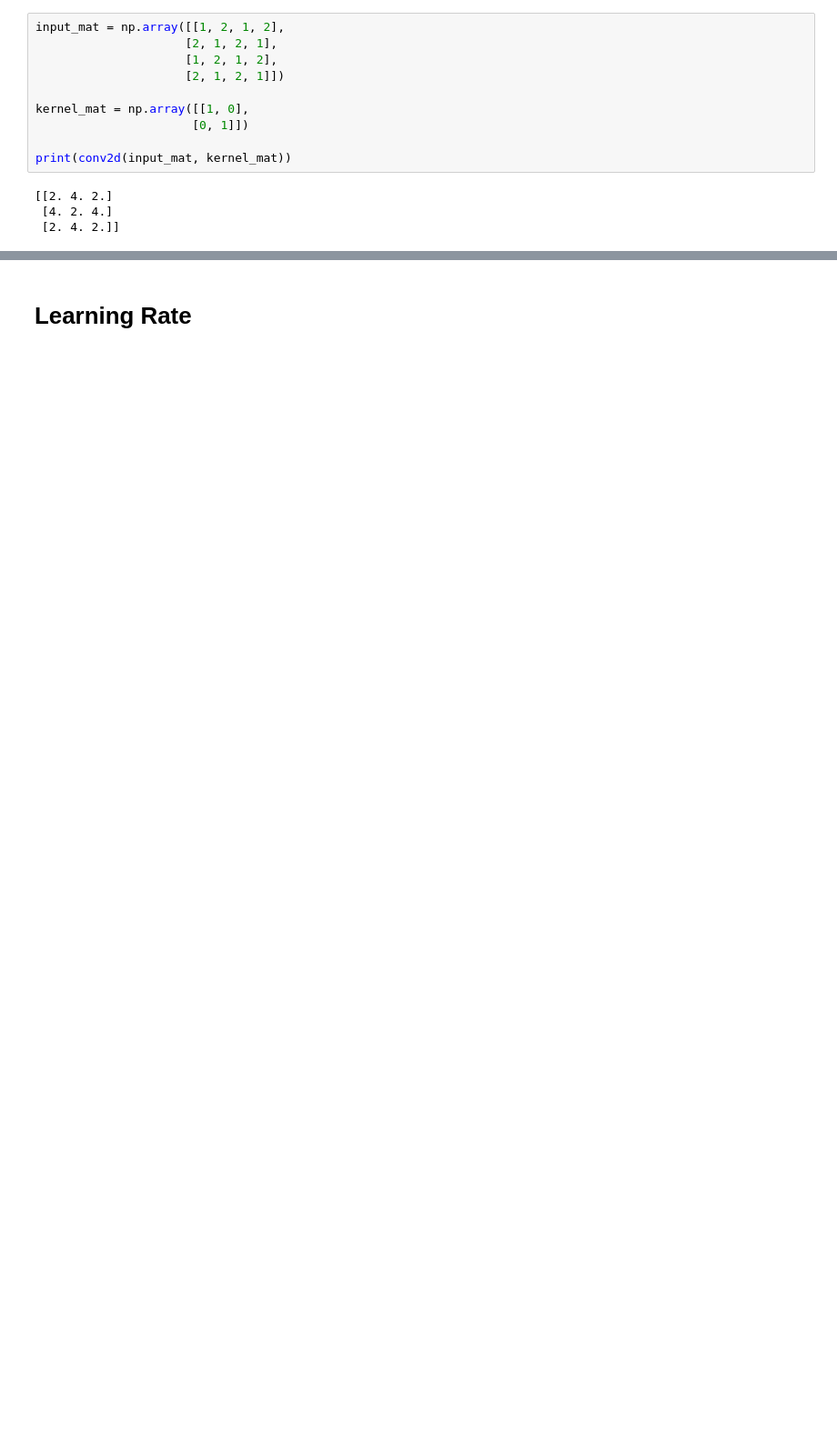
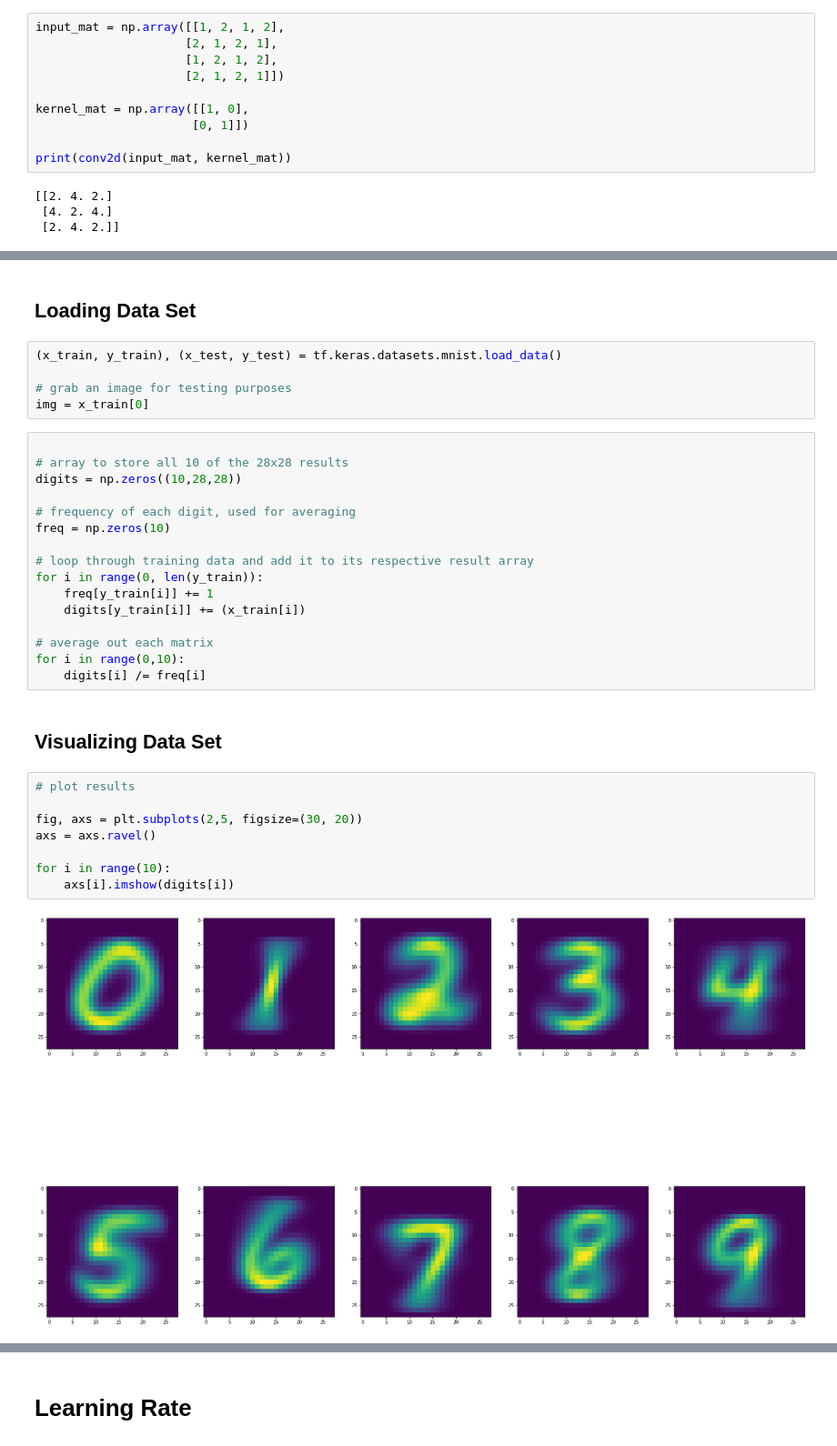
Before and after one commit to nspeer12/AI_CAP4630, a Jupyter notebook: hw5/hw5.ipynb, the cells around one changed output, grey strips where cells are left out. Shown at 91% size. Drawn from its saved outputs; the diff is of its cells as text; blank space fills up the shorter version.

```diff
--- a/hw5/hw5.ipynb
+++ b/hw5/hw5.ipynb
@@ -316,0 +320,35 @@ print(conv2d(input_mat, kernel_mat))
+# %% [markdown]
+## Loading Data Set
+# %%
+(x_train, y_train), (x_test, y_test) = tf.keras.datasets.mnist.load_data()
+
+# grab an image for testing purposes
+img = x_train[0]
+# %%
+
+# array to store all 10 of the 28x28 results
+digits = np.zeros((10,28,28))
+
+# frequency of each digit, used for averaging
+freq = np.zeros(10)
+
+# loop through training data and add it to its respective result array
+for i in range(0, len(y_train)):
+    freq[y_train[i]] += 1
+    digits[y_train[i]] += (x_train[i])
+
+# average out each matrix
+for i in range(0,10):
+    digits[i] /= freq[i]
+# %% [markdown]
+## Visualizing Data Set
+# %%
+# plot results
+
+fig, axs = plt.subplots(2,5, figsize=(30, 20))
+axs = axs.ravel()
+
+for i in range(10):
+    axs[i].imshow(digits[i])
+# %% [output]
+[figure, added]
```
Also changed, not shown: parts of 36 cells of this notebook.
